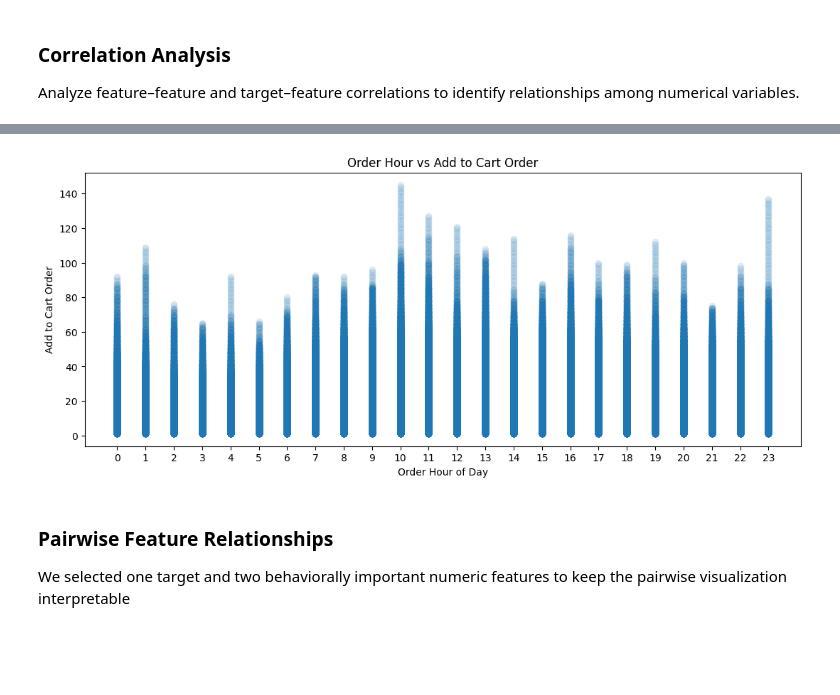
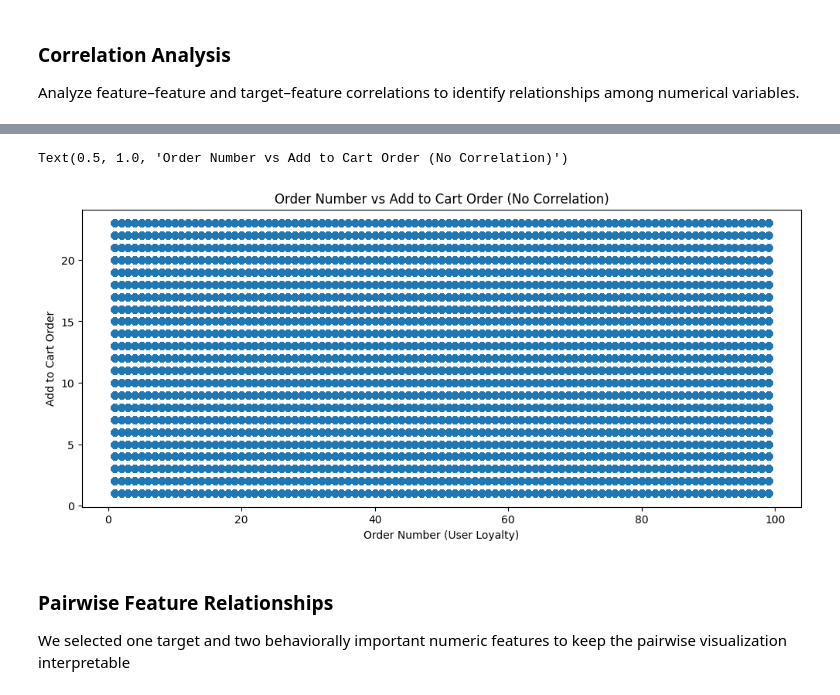
Before and after one commit to ab8d-DS/DSS230_Final_Project, a Jupyter notebook: notebooks/01_EDA_and_Preprocessing.ipynb, the cells around one changed output, grey strips where cells are left out. Drawn from its saved outputs; the diff is of its cells as text; code cells hidden in the pictures; blank space fills up the shorter version.

```diff
--- a/notebooks/01_EDA_and_Preprocessing.ipynb
+++ b/notebooks/01_EDA_and_Preprocessing.ipynb
@@ -294,15 +315,10 @@ plt.show()
 # %%
-def cap_outliers(col):
-    Q1=col.quantile(0.25)
-    Q3=col.quantile(0.75)
-    IQR=Q3-Q1
-    lower=Q1-1.5*IQR
-    upper=Q3+1.5*IQR
-    return col.clip(lower, upper)
+Q1=full_priors['add_to_cart_order'].quantile(0.25)
+Q3=full_priors['add_to_cart_order'].quantile(0.75)
+IQR=Q3-Q1
+lower=Q1-1.5*IQR
+upper=Q3+1.5*IQR
 
-full_priors['days_since_prior_order_winsor']=cap_outliers(full_priors['days_since_prior_order'])
-full_train['days_since_prior_order_winsor']=cap_outliers(full_train['days_since_prior_order'])
-
-full_priors['add_to_cart_order_winsor']=cap_outliers(full_priors['add_to_cart_order'])
-full_train['add_to_cart_order_winsor']=cap_outliers(full_train['add_to_cart_order'])
+full_priors['add_to_cart_order_winsor']=full_priors['add_to_cart_order'].clip(lower, upper)
+full_train['add_to_cart_order_winsor']=full_train['add_to_cart_order'].clip(lower, upper)
 # %%
@@ -411,13 +436,12 @@ sns.heatmap(target_corr,cmap='coolwarm',vmax=1,vmin=-1,annot=True)
 # %%
-plt.figure(figsize=(13, 5))
-plt.scatter(full_priors['order_hour_of_day'],full_priors['add_to_cart_order'],alpha=0.1)
-plt.xlabel('Order Hour of Day')
+plt.figure(figsize=(12,5))
+plt.scatter(full_priors['order_number'],full_priors['add_to_cart_order_winsor'],alpha=0.3)
+plt.xlabel('Order Number (User Loyalty)')
 plt.ylabel('Add to Cart Order')
-plt.title('Order Hour vs Add to Cart Order')
-plt.xticks(range(0,24))
-plt.show()
+plt.title('Order Number vs Add to Cart Order (No Correlation)')
 # %% [output]
+Text(0.5, 1.0, 'Order Number vs Add to Cart Order (No Correlation)')
-[figure, old version]
+[figure, new version]
 # %% [markdown]
 ### Pairwise Feature Relationships
 We selected one target and two behaviorally important numeric features to keep the pairwise visualization interpretable
```
Also changed, not shown: parts of 18 cells of this notebook.
